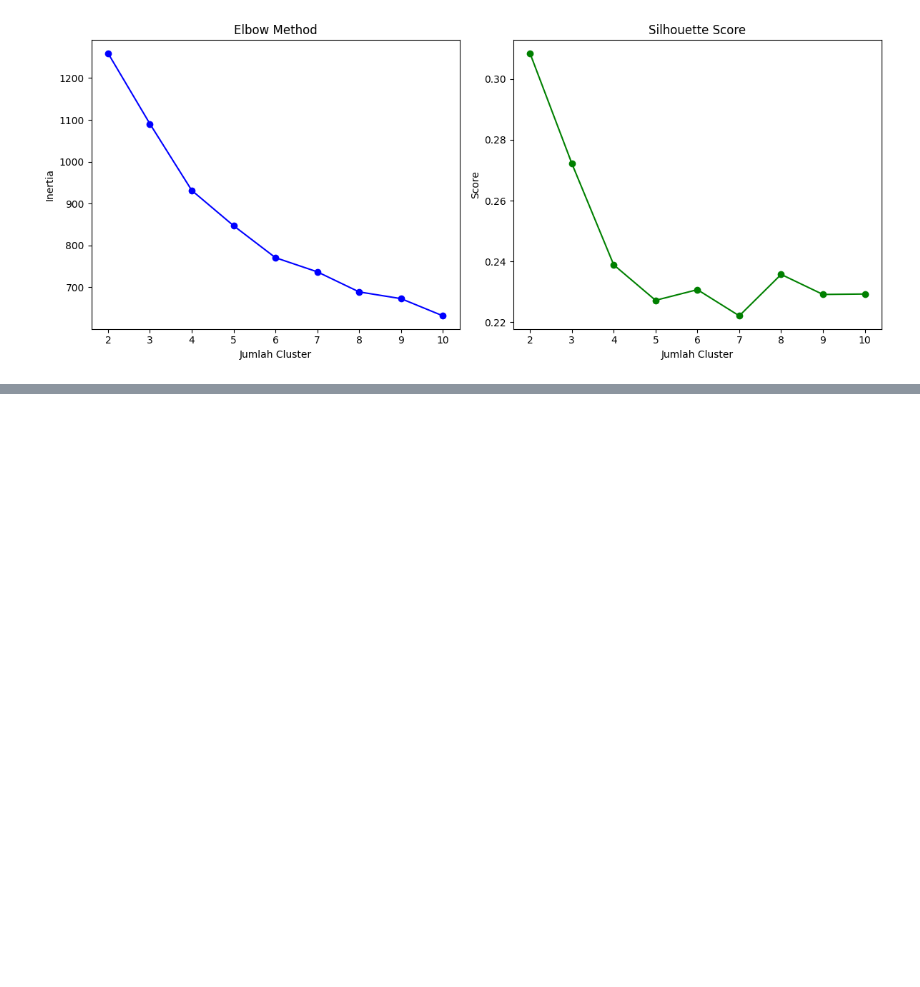
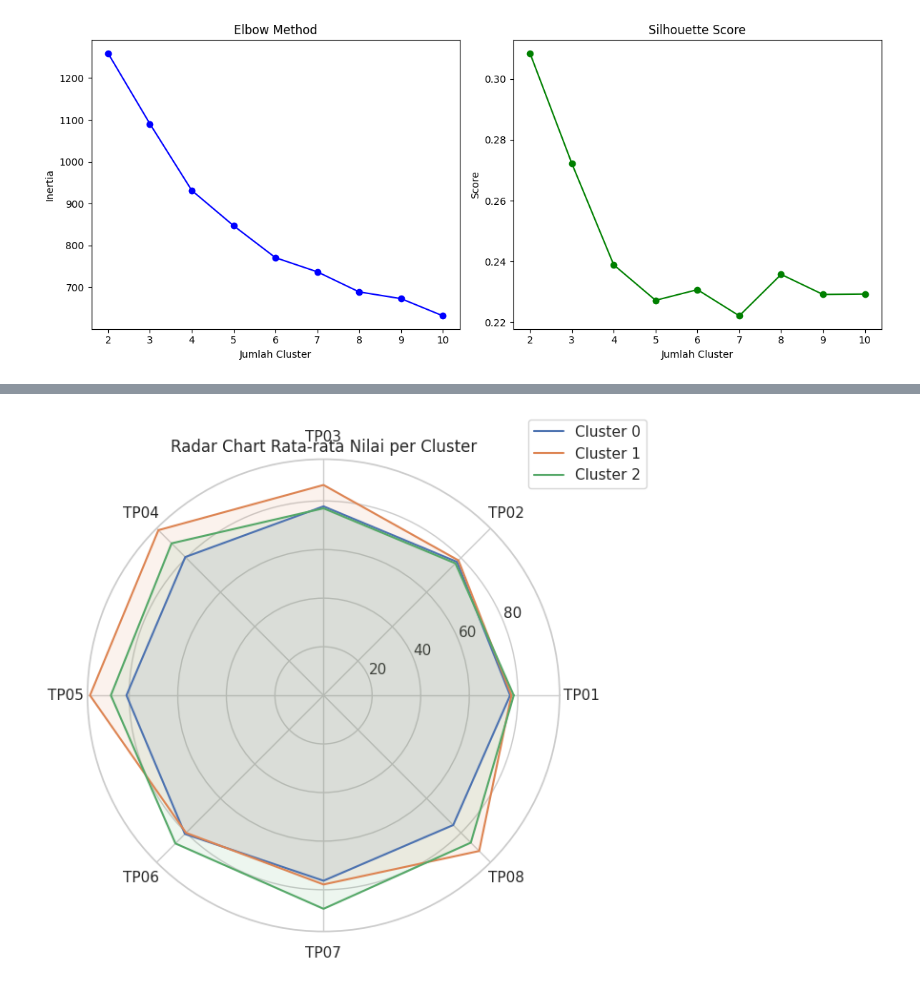
Before and after one commit to ojan9976/kinerja_siswa, a Jupyter notebook: kinerja_siswa_k_means.ipynb, the cells around one changed output, grey strips where cells are left out. Saved outputs shown, nothing was run; the diff lists cells and outputs as text; code cells hidden in the pictures; blank space fills up the shorter version.

```diff
--- a/kinerja_siswa_k_means.ipynb
+++ b/kinerja_siswa_k_means.ipynb
@@ -44,0 +36,8 @@ for n in range_n:
+# %%
+# 5. KMeans clustering dengan 3 cluster
+kmeans = KMeans(n_clusters=3, random_state=42)
+df['Cluster'] = kmeans.fit_predict(nilai_scaled)
+
+# 6. Hitung silhouette score
+score = silhouette_score(nilai_scaled, df['Cluster'])
+print(f"Silhouette Score untuk 3 Cluster: {score:.4f}")
@@ -93,0 +94,35 @@ ValueError: Could not interpret value `Cluster` for `hue`. An entry with this na
+# %%
+import numpy as np
+import matplotlib.pyplot as plt
+
+# Misalkan dataframe Anda bernama df dan sudah ada kolom 'Cluster'
+# Misalkan kolom nilainya adalah TP01 s.d TP08
+kolom_nilai = ['TP01', 'TP02', 'TP03', 'TP04', 'TP05', 'TP06', 'TP07', 'TP08']
+
+# Hitung rata-rata tiap cluster
+df_cluster_mean = df.groupby('Cluster')[kolom_nilai].mean()
+
+# Siapkan data untuk radar chart
+labels = np.array(kolom_nilai)
+num_vars = len(labels)
+angles = np.linspace(0, 2 * np.pi, num_vars, endpoint=False).tolist()
+angles += angles[:1]  # Menutup lingkaran
+
+# Plot
+plt.figure(figsize=(8, 6))
+plt.subplot(polar=True)
+
+for idx, row in df_cluster_mean.iterrows():
+    values = row.tolist()
+    values += values[:1]  # Tutup lingkaran
+    plt.plot(angles, values, label=f'Cluster {idx}')
+    plt.fill(angles, values, alpha=0.1)
+
+# Label dan tampilan
+plt.xticks(angles[:-1], labels)
+plt.title('Radar Chart Rata-rata Nilai per Cluster')
+plt.legend(loc='upper right', bbox_to_anchor=(1.2, 1.1))
+plt.tight_layout()
+plt.show()
+# %% [output]
+[figure, added]
```
Also changed, not shown: parts of 7 cells of this notebook.
